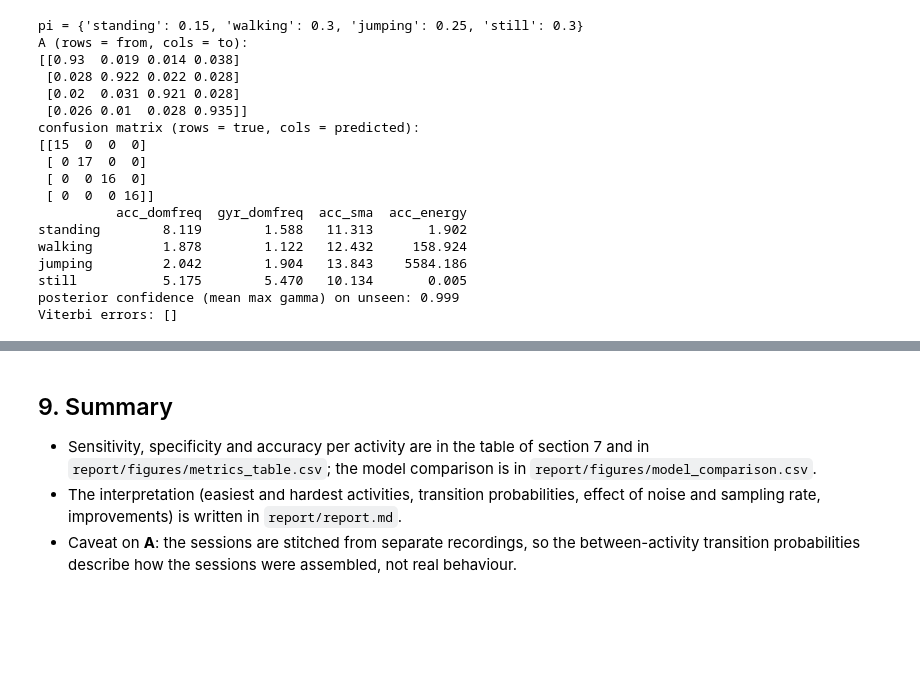
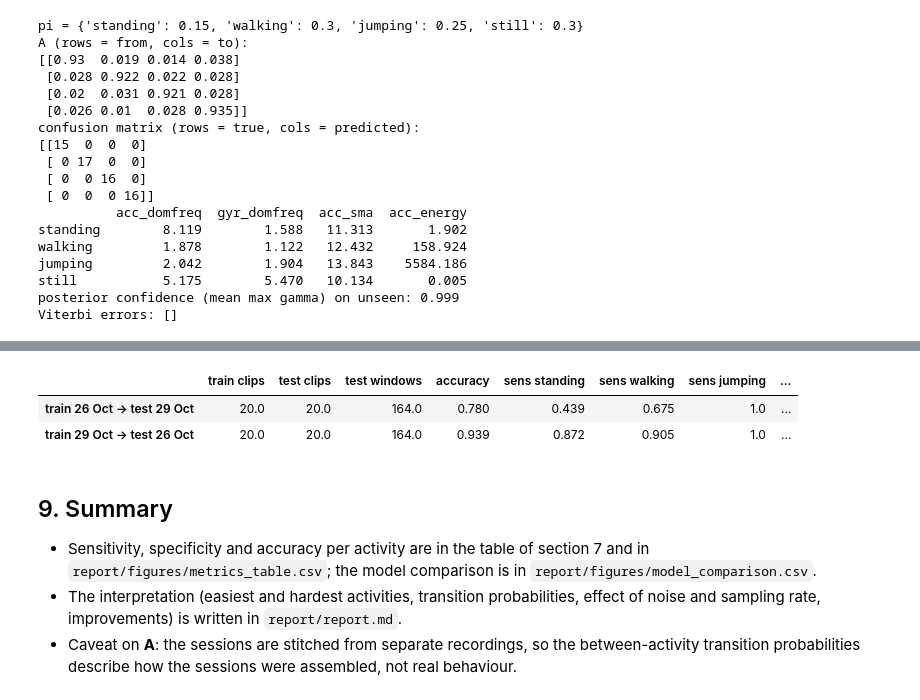
Before and after one commit to kalisa10/Formative-2---Hidden-Markov-Models, a Jupyter notebook: notebooks/hmm_activity_recognition.ipynb, the cells around one changed output, grey strips where cells are left out. Saved outputs shown, nothing was run; the diff lists cells and outputs as text; code cells hidden in the pictures; blank space fills up the shorter version.

Commit message:
Add HMM correctness checks and cross-session evaluation to notebook

```diff
--- a/notebooks/hmm_activity_recognition.ipynb
+++ b/notebooks/hmm_activity_recognition.ipynb
@@ -634,3 +666,33 @@ Viterbi errors: []
+# %%
+def run_pipeline(tr, te):
+    """Standardise + PCA on `tr`, supervised fit + Baum-Welch, Viterbi accuracy on `te` (per-window)."""
+    Xa = np.vstack([r['X'] for r in tr])
+    m, s = Xa.mean(0), Xa.std(0) + 1e-9
+    Vt_ = np.linalg.svd((Xa - m) / s, full_matrices=False)[2]
+    Wp = Vt_[:N_PCA].T
+    tf = lambda X: ((X - m) / s) @ Wp
+    sess = [(tf(X), y) for X, y in make_sessions(tr, N_SESSIONS, SESSION_LEN)]
+    model = GaussianHMM(K).fit(sess)
+    model.baum_welch([X for X, _ in sess], max_iter=BW_MAX_ITER, tol=BW_TOL, verbose=False)
+    ts = [(tf(X), y) for X, y in partition_sessions(te, 4)]
+    yt = np.concatenate([y for _, y in ts])
+    yp = np.concatenate([model.viterbi(X) for X, _ in ts])
+    C = confusion(yt, yp)
+    return pd.Series({'train clips': len(tr), 'test clips': len(te), 'test windows': len(yt),
+                      'accuracy': np.trace(C) / C.sum(),
+                      **{f'sens {a}': C[i, i] / C[i].sum() for i, a in enumerate(ACTIVITIES)}})
+
+
+day1 = [r for r in train_pool if int(r['name'].rsplit('_', 1)[1]) <= 5]
+day2 = [r for r in train_pool if int(r['name'].rsplit('_', 1)[1]) >= 6]
+cross = pd.DataFrame({'train 26 Oct -> test 29 Oct': run_pipeline(day1, day2),
+                      'train 29 Oct -> test 26 Oct': run_pipeline(day2, day1)}).T.round(3)
+cross.to_csv(FIG_DIR / 'cross_session.csv')
+cross
+# %% [output]
+|  | train clips | test clips | test windows | accuracy | sens standing | sens walking | sens jumping | ... |
+| train 26 Oct -> test 29 Oct | 20.0 | 20.0 | 164.0 | 0.780 | 0.439 | 0.675 | 1.0 | ... |
+| train 29 Oct -> test 26 Oct | 20.0 | 20.0 | 164.0 | 0.939 | 0.872 | 0.905 | 1.0 | ... |
 # %% [markdown]
 ## 9. Summary
 
```
Also changed, not shown: parts of 3 cells of this notebook, 1 other file.
